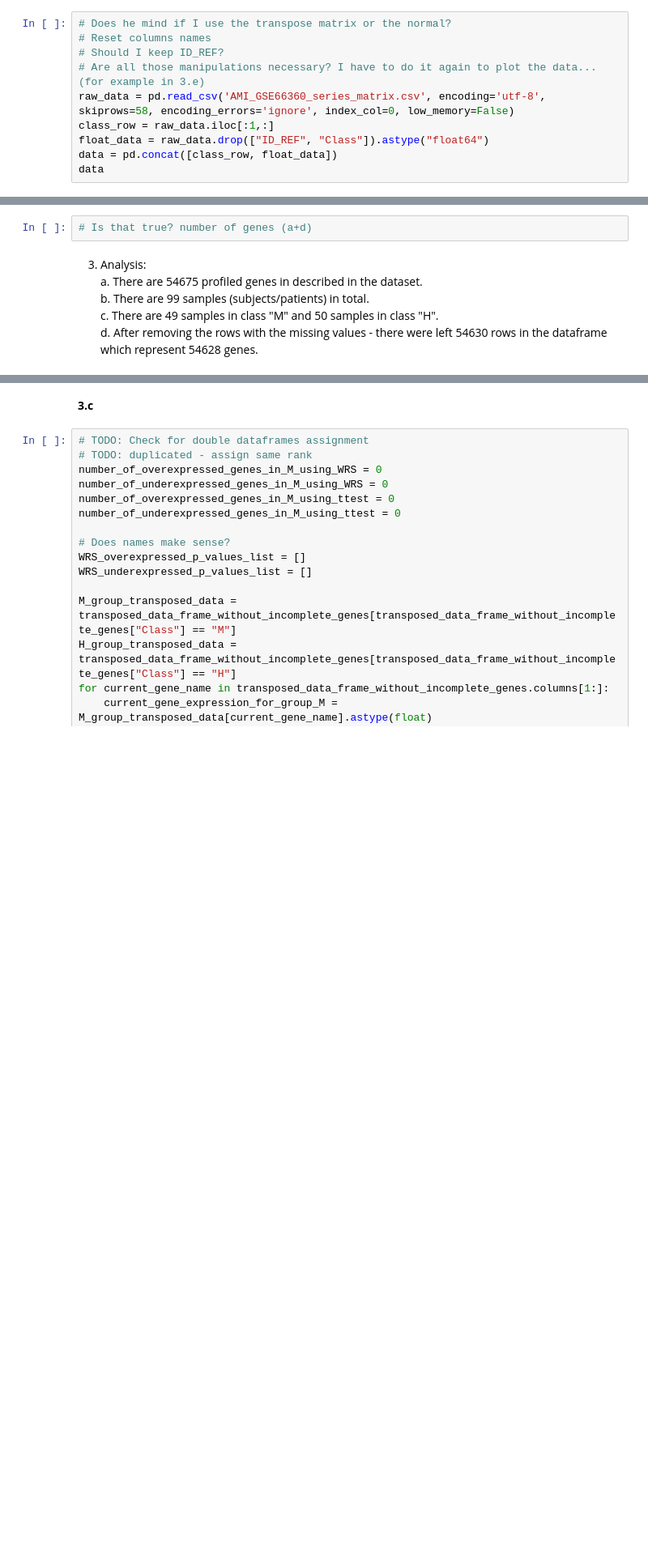
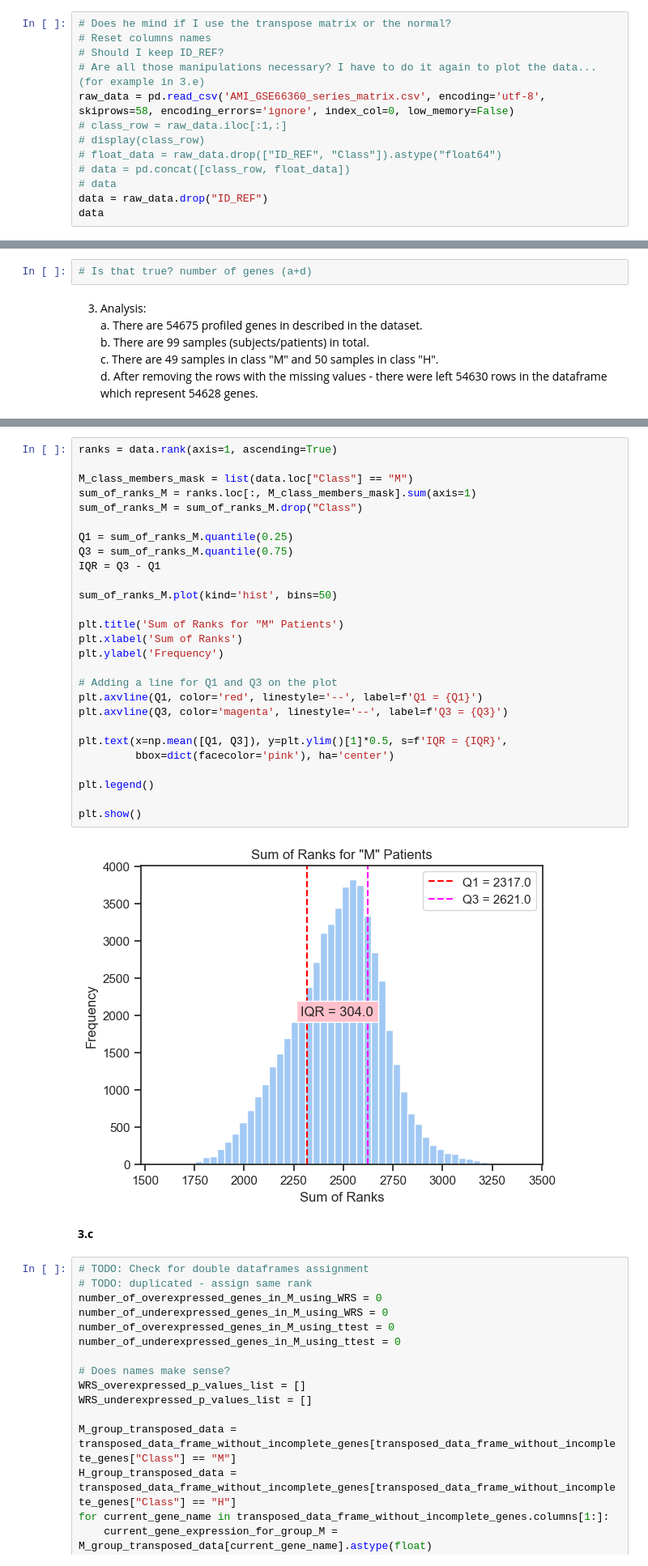
Before and after one commit to OfekBasson/StatisticsAndDataAnalsysHW3, a Jupyter notebook: HW3.ipynb, the cells around one changed output, grey strips where cells are left out. Shown at 81% size. Drawn from its saved outputs; the diff is of its cells as text; blank space fills up the shorter version.

```diff
--- a/HW3.ipynb
+++ b/HW3.ipynb
@@ -15,9 +15,12 @@ sns.set_theme(style="ticks", palette="pastel")
 # Should I keep ID_REF?
 # Are all those manipulations necessary? I have to do it again to plot the data... (for example in 3.e)
 raw_data = pd.read_csv('AMI_GSE66360_series_matrix.csv', encoding='utf-8', skiprows=58, encoding_errors='ignore', index_col=0, low_memory=False)
-class_row = raw_data.iloc[:1,:]
-float_data = raw_data.drop(["ID_REF", "Class"]).astype("float64")
-data = pd.concat([class_row, float_data])
+# class_row = raw_data.iloc[:1,:]
+# display(class_row)
+# float_data = raw_data.drop(["ID_REF", "Class"]).astype("float64")
+# data = pd.concat([class_row, float_data])
+# data
+data = raw_data.drop("ID_REF")
 data
 # %% [output]
 |  | Unnamed: 1 | Unnamed: 2 | Unnamed: 3 | Unnamed: 4 | Unnamed: 5 | Unnamed: 6 | Unnamed: 7 | Unnamed: 8 | ... |
@@ -116,3 +129,32 @@ plt.show()
+# %%
+ranks = data.rank(axis=1, ascending=True)
+
+M_class_members_mask = list(data.loc["Class"] == "M")
+sum_of_ranks_M = ranks.loc[:, M_class_members_mask].sum(axis=1)
+sum_of_ranks_M = sum_of_ranks_M.drop("Class")
+
+Q1 = sum_of_ranks_M.quantile(0.25)
+Q3 = sum_of_ranks_M.quantile(0.75)
+IQR = Q3 - Q1
+
+sum_of_ranks_M.plot(kind='hist', bins=50)
+
+plt.title('Sum of Ranks for "M" Patients')
+plt.xlabel('Sum of Ranks')
+plt.ylabel('Frequency')
+
+# Adding a line for Q1 and Q3 on the plot
+plt.axvline(Q1, color='red', linestyle='--', label=f'Q1 = {Q1}')
+plt.axvline(Q3, color='magenta', linestyle='--', label=f'Q3 = {Q3}')
+
+plt.text(x=np.mean([Q1, Q3]), y=plt.ylim()[1]*0.5, s=f'IQR = {IQR}',
+         bbox=dict(facecolor='pink'), ha='center')
+
+plt.legend()
+
+plt.show()
+# %% [output]
+[figure, added]
 # %% [markdown]
 <b>3.c</b>
 # %%
```
Also changed, not shown: parts of 7 cells of this notebook.
